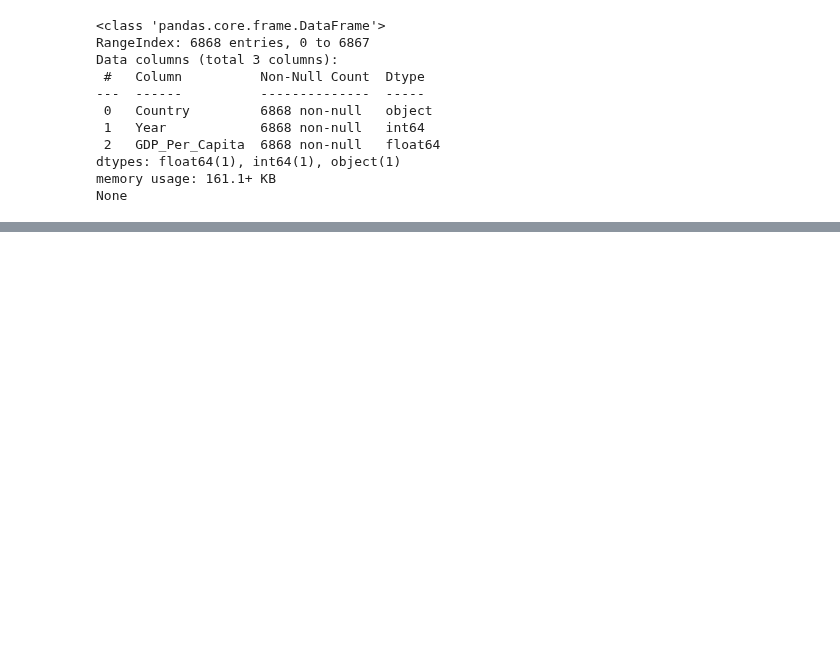
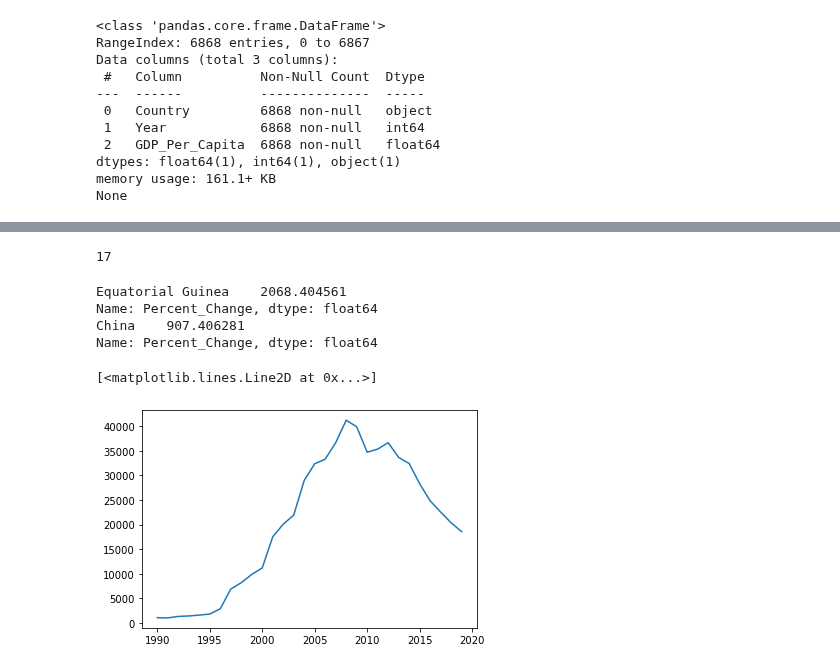
Before and after one commit to nss-data-science-cohort-5/un_exploration-ccmerry, a Jupyter notebook: notebooks/UN_Data_Exploration.ipynb, the cells around one changed output, grey strips where cells are left out. Drawn from its saved outputs; the diff is of its cells as text; code cells hidden in the pictures; blank space fills up the shorter version.

```diff
--- a/notebooks/UN_Data_Exploration.ipynb
+++ b/notebooks/UN_Data_Exploration.ipynb
@@ -44,0 +176,19 @@ None
+# %%
+gdp_neg = gdp_pivoted[gdp_pivoted["Percent_Change"] < 0]
+print(gdp_neg["Percent_Change"].count())
+# %% [output]
+17
+# %%
+print(gdp_pivoted["Percent_Change"].sort_values(ascending = False)[:1])
+print(gdp_pivoted["Percent_Change"].sort_values(ascending = False)[1:2])
+# %% [output]
+Equatorial Guinea    2068.404561
+Name: Percent_Change, dtype: float64
+China    907.406281
+Name: Percent_Change, dtype: float64
+# %%
+one_gdp_g = gdp_df[gdp_df["Country"] == "Equatorial Guinea"]
+plt.plot(one_gdp_g["Year"],one_gdp_g["GDP_Per_Capita"])
+# %% [output]
+[<matplotlib.lines.Line2D at 0x...>]
+[figure, added]
```
Also changed, not shown: parts of 18 cells of this notebook.
